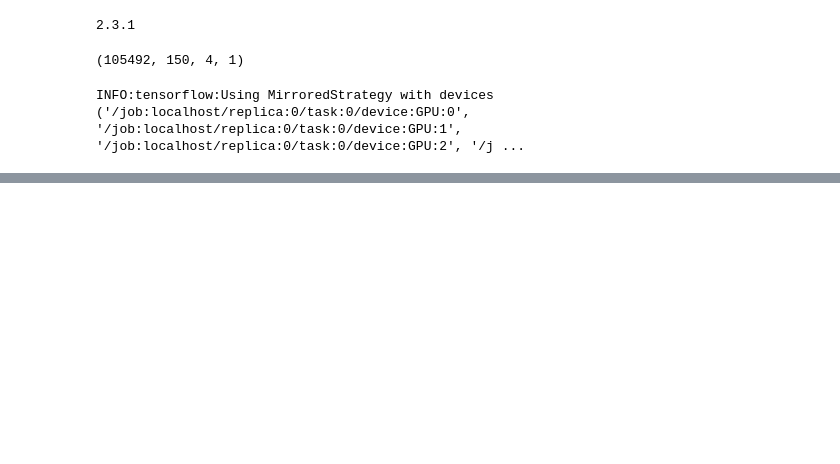
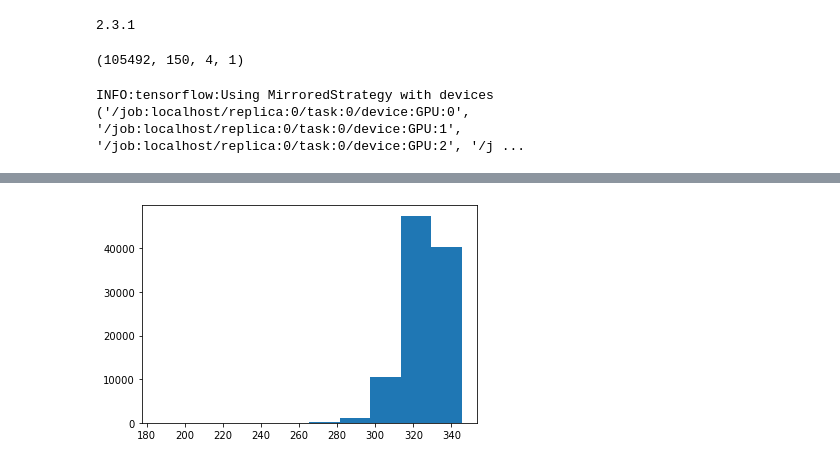
Before and after one commit to UCRajkumar/viral, a Jupyter notebook: vanilla_vae.ipynb, the cells around one changed output, grey strips where cells are left out. Saved outputs shown, nothing was run; the diff lists cells and outputs as text; code cells hidden in the pictures; blank space fills up the shorter version.

```diff
--- a/vanilla_vae.ipynb
+++ b/vanilla_vae.ipynb
@@ -165,0 +189,7 @@ Epoch 75/75
+# %%
+vclass = 2
+l = keras.losses.binary_crossentropy(test_reads_1[np.array(easy_1.viral==vclass)], r1[np.array(easy_1.viral==vclass)])
+x = tf.reduce_mean(l, [1,2])*600
+plt.hist(np.array(x)); plt.show()
+# %% [output]
+[figure, added]
```
Also changed, not shown: parts of 8 cells of this notebook, 3 other files.
